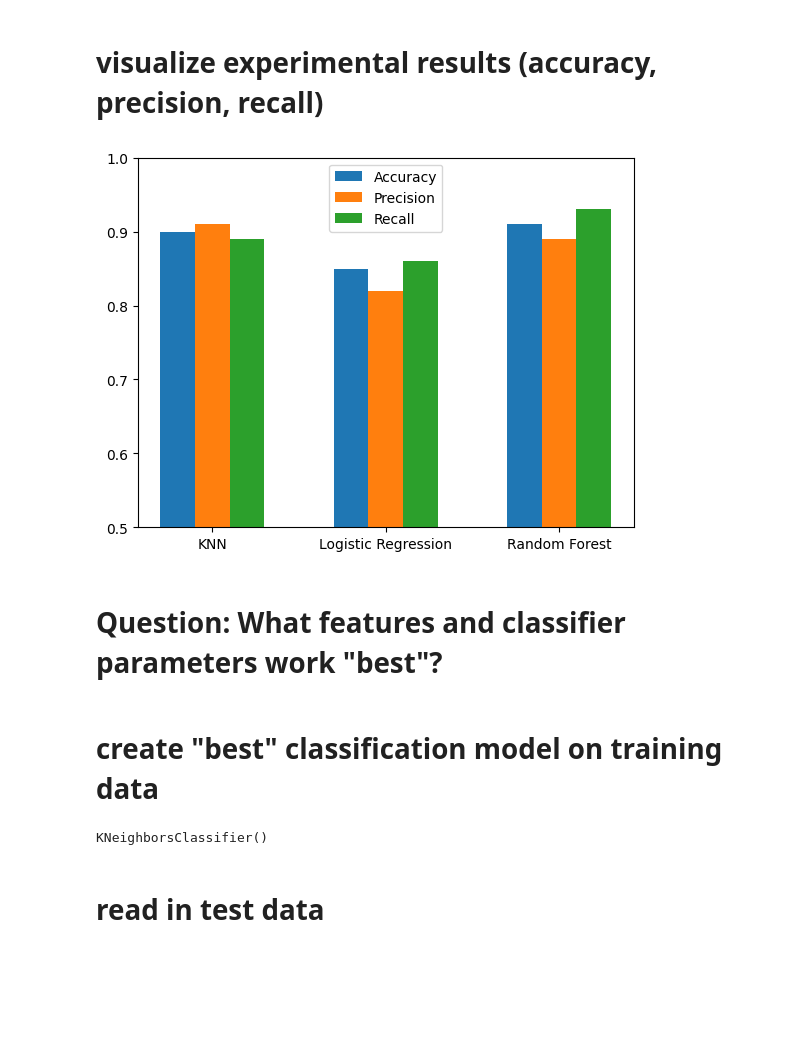
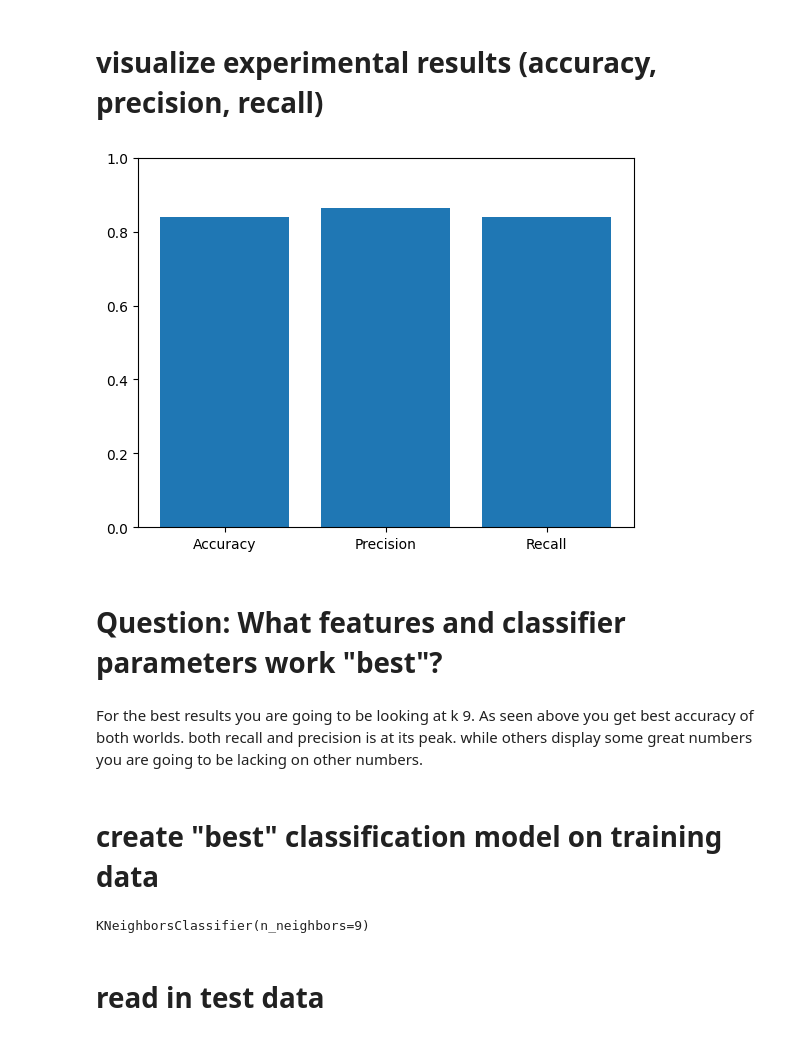
Before and after one commit to PatRakowicz/College-CS, a Jupyter notebook: CS-303/HW7/Homework_07-UserKnowledge.ipynb, the cells around one changed output. Saved outputs shown, nothing was run; the diff lists cells and outputs as text; code cells hidden in the pictures; blank space fills up the shorter version.

```diff
--- a/CS-303/HW7/Homework_07-UserKnowledge.ipynb
+++ b/CS-303/HW7/Homework_07-UserKnowledge.ipynb
@@ -78,29 +60,32 @@ Recall score: 0.8470588235294119
 # %% [markdown]
 # visualize experimental results (accuracy, precision, recall)
-# %%
-scores = {'Accuracy': [0.9, 0.85, 0.91], 'Precision': [0.91, 0.82, 0.89], 'Recall': [0.89, 0.86, 0.93]}
-models = ['KNN', 'Logistic Regression', 'Random Forest']
-x_pos = np.arange(len(models))
-
-plt.bar(x_pos - 0.2, scores['Accuracy'], width=0.2, label='Accuracy')
-plt.bar(x_pos, scores['Precision'], width=0.2, label='Precision')
-plt.bar(x_pos + 0.2, scores['Recall'], width=0.2, label='Recall')
-plt.xticks(x_pos, models)
-plt.ylim((0.5, 1))
-plt.legend()
-plt.show()
-# %% [output]
-[figure, removed]
+# %%
+metrics = ['Accuracy', 'Precision', 'Recall']
+scores = [accuracy, precision, recall]
+
+plt.bar(metrics, scores)
+plt.ylim((0,1))
+plt.show()
+# %% [output]
+[figure, added]
 # %% [markdown]
 # Question: What features and classifier parameters work "best"?
+# %% [markdown]
+For the best results you are going to be looking at k 9. As seen above you get best accuracy of both worlds. both recall and precision is at its peak. while others display some great numbers you are going to be lacking on other numbers.
 # %% [markdown]
 # create "best" classification model on training data
-# %%
-# Using the KNN classifier with k=5 and all features as input
-knn = KNeighborsClassifier(n_neighbors=5)
-knn.fit(train_df[feature_cols], train_df[target_col])
-# %% [output]
-KNeighborsClassifier()
+# %%
+X_train = train_df[['STG', 'SCG', 'STR', 'LPR', 'PEG']]
+y_train = train_df['UNS']
+
+target_dict = {'Very_Low': 0, 'Low': 1, 'Middle': 2, 'High': 3}
+y_train = y_train.replace(target_dict)
+y_train = y_train.astype('int')
+
+knn = KNeighborsClassifier(n_neighbors=9)
+knn.fit(X_train, y_train)
+# %% [output]
+KNeighborsClassifier(n_neighbors=9)
 # %% [markdown]
 # read in test data
 # %%
```
Also changed, not shown: parts of 12 cells of this notebook, 1 other file.
